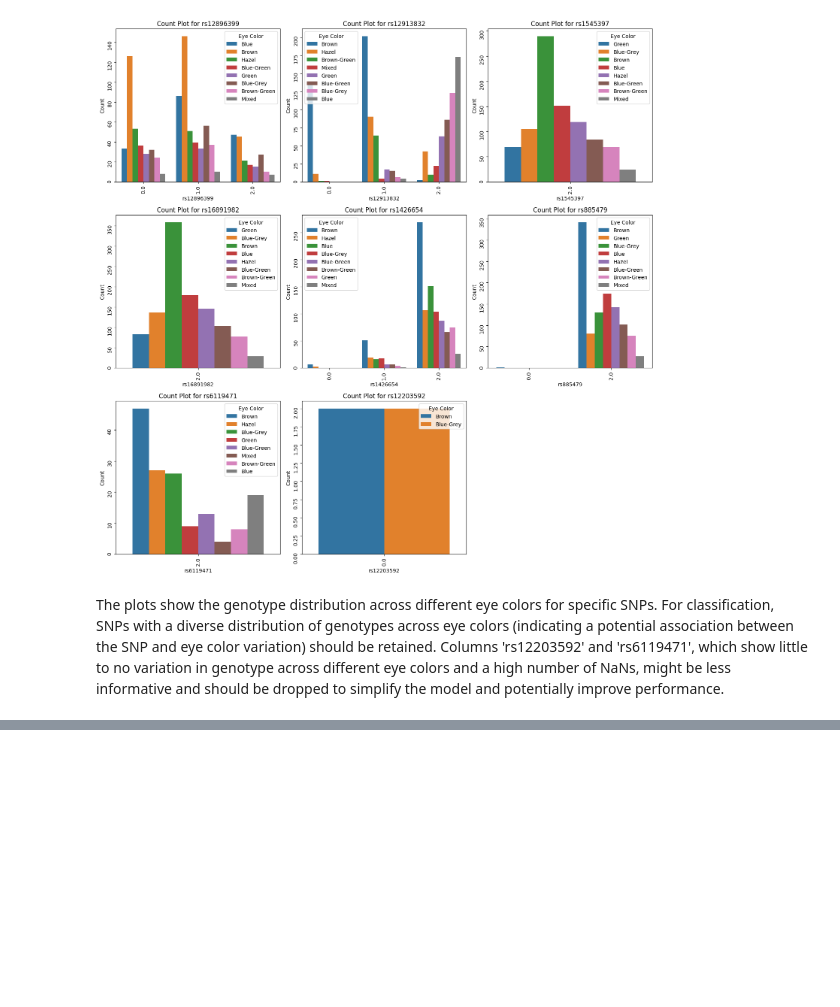
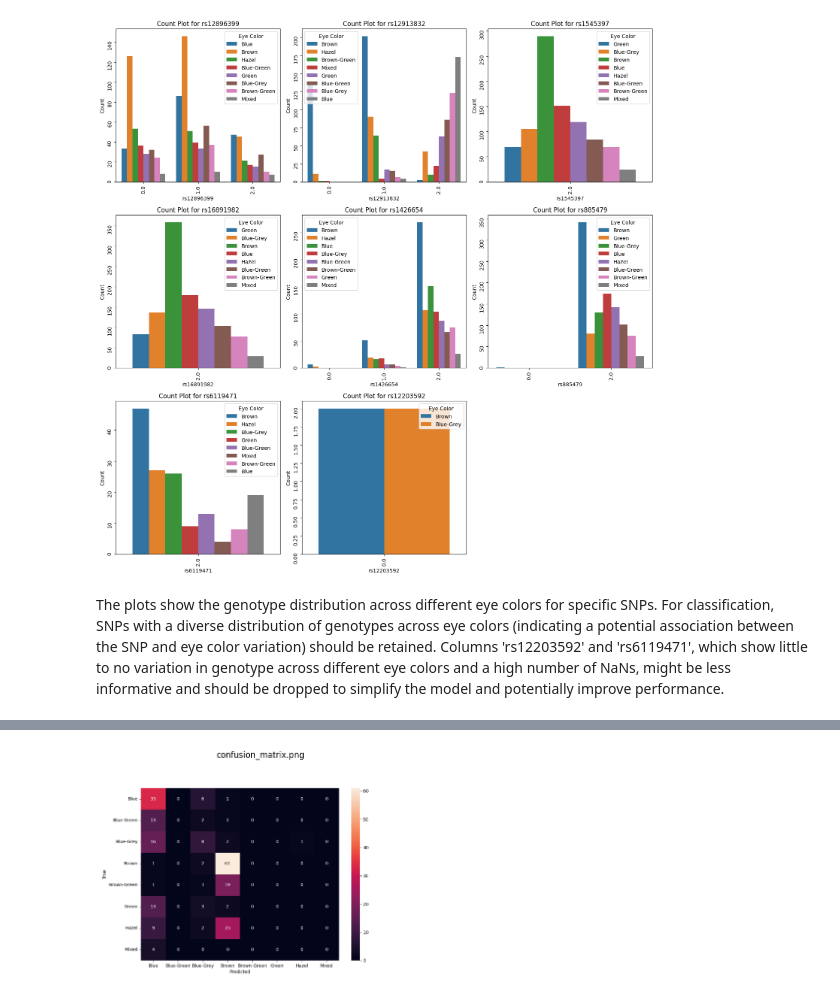
Before and after one commit to ChrisTho23/Gen2PhenMini, a Jupyter notebook: src/EDA.ipynb, the cells around one changed output, grey strips where cells are left out. Cells and saved outputs as stored; diff of their text form; code cells hidden in the pictures; blank space fills up the shorter version.

```diff
--- a/src/EDA.ipynb
+++ b/src/EDA.ipynb
@@ -84,0 +128,4 @@ plot_rsin_eyecolor(df)
+# %%
+plot_images(EVALUATION["LINEAR"])
+# %% [output]
+[figure, added]
```
Also changed, not shown: parts of 13 cells of this notebook, 6 other files.
